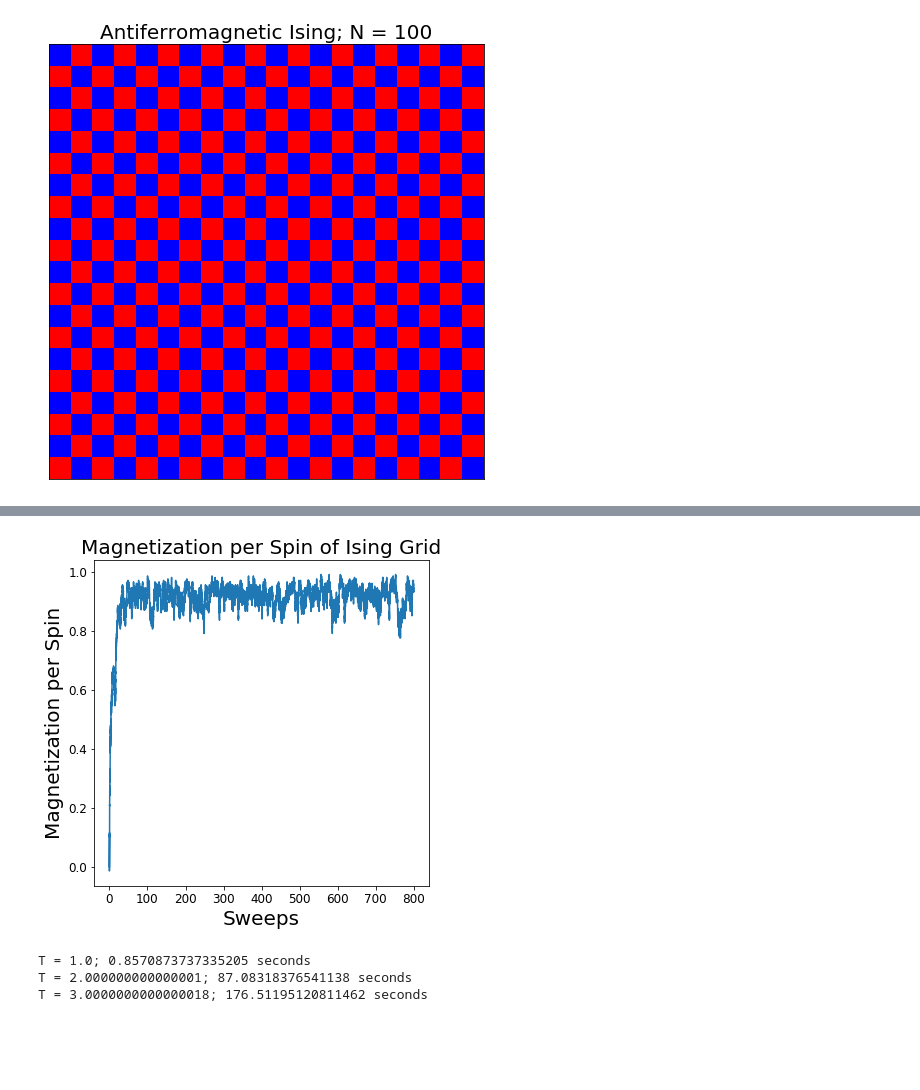
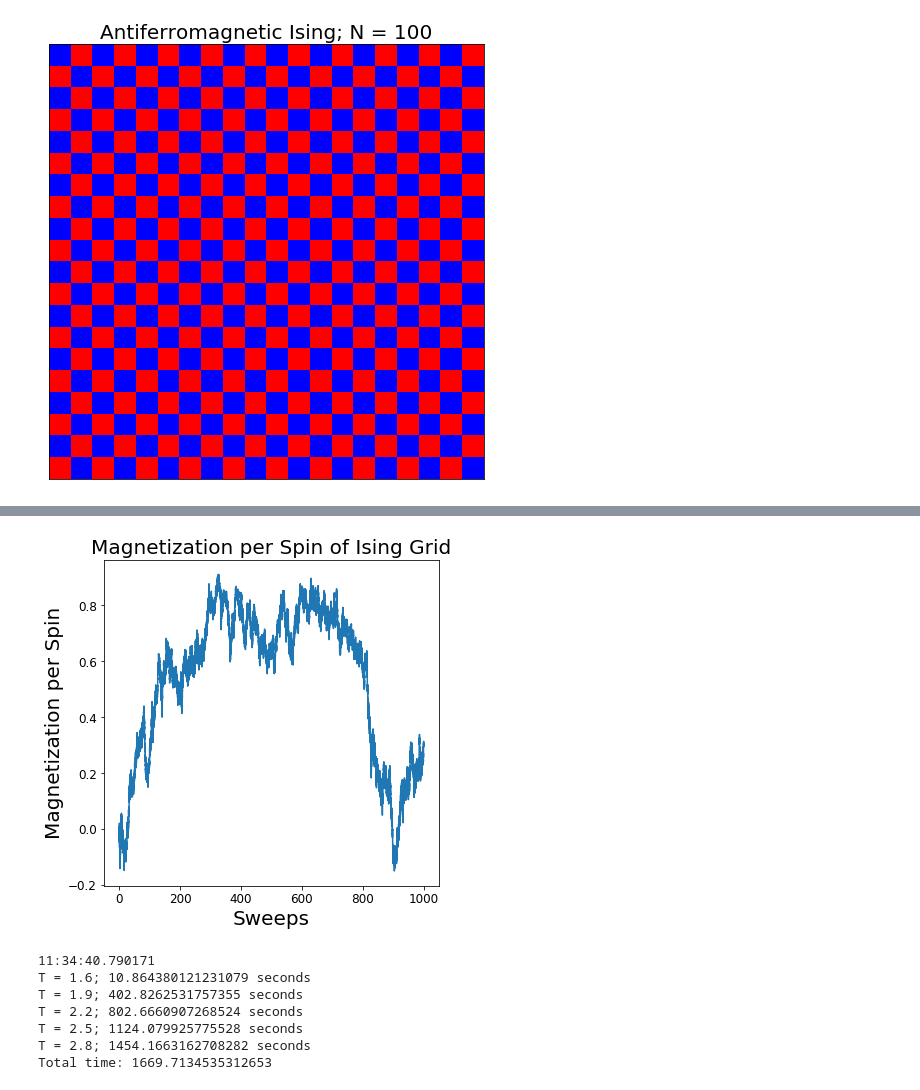
Before and after one commit to kaitshin/PHYSICS113-final-project, a Jupyter notebook: Antiferro.ipynb, the cells around one changed output, grey strips where cells are left out. Saved outputs shown, nothing was run; the diff lists cells and outputs as text; code cells hidden in the pictures; blank space fills up the shorter version.

Commit message:
fixed some errors in the functions and ran a new lattice

```diff
--- a/Antiferro.ipynb
+++ b/Antiferro.ipynb
@@ -249,0 +228,6 @@ elist = energy_evo_af(init, test_boltz, 400*800, plot = True)
+# %%
+ones30 = np.ones((30,30))
+T = 2.25
+test_boltz = {"4.0" : np.exp(-8/T), "2.0" : np.exp(-4/T)}
+
+elist = energy_evo_af(ones30, test_boltz, 900*1000, plot = True)
@@ -250,4 +236,4 @@ elist = energy_evo_af(init, test_boltz, 400*800, plot = True)
 # %%
-smlist = stag_mag_evo(init, test_boltz, 400*800, plot = True)
+smlist = stag_mag_evo(ones30, test_boltz, 900*1000, plot = True)
 # %% [output]
-[figure, old version]
+[figure, new version]
@@ -267,19 +288,26 @@ smag_sus20 = np.zeros(len(temps))
 # %%
-grid = copy.copy(init20)
-
+print(datetime.datetime.now().time())
 start = time.time()
 
-for i in range(len(temps)):
+
+grid = copy.copy(inftemp)
+
+for i in range(t_points):
     T = temps[i]
-    boltz = {"4.0" : np.exp(-8/T), "2.0" : np.exp(-4/T)}
+    boltz = {"4" : np.exp(-8/T), "2" : np.exp(-4/T)}
 
-    grid = mult_sweeps_af(grid, boltz, n_eq)
+    for j in range(n_eq):
+        grid = mc_sweep_af(grid, boltz)           # starts from the final config of the last temperature
 
     # initialize the totals that will be used to compute averages
     e_total = 0
     e2_total = 0
-    sm_total = 0
-    sm2_total = 0
+    smag_total = 0
+    smag2_total= 0
+
+    # dummy lists to hold the measurements
+    e_all = np.zeros(n)
+    sm_all = np.zeros(n)
 
     # measurements to average
     for k in range(n):
@@ -289,24 +317,37 @@ for i in range(len(temps)):
 
         e_total += energy
         e2_total += energy*energy
-        sm_total += smag
-        sm2_total += smag*smag
+        smag_total += abs(smag)
+        smag2_total += smag*smag
+
+        e_all[k] = energy
+        sm_all[k] = smag
+
+    # storing all measurements for error purposes
+    energy_dict[str(T)] = e_all
+    smag_dict[str(T)] = sm_all
+
+    # compute averages
+    eneps_list[i] = n1*e_total
+    smagps_list[i] = n1*smag_total
+    spec_heat[i] = (n1*e2_total - n2*e_total*e_total)/(T*T)
+    smag_sus[i] = (n1*smag2_total - n2*smag_total*smag_total)/T
+
+    if (1.599 < T < 1.601) or (1.899 < T < 1.901) or (2.199 < T < 2.201) or (2.499 < T < 2.501) or (2.799 < T < 2.801):
+        tick = time.time()
+        print(f'T = {T}; {tick - start} seconds')
 
 
-    # compute averages
-    eneps_list20[i] = n1*e_total
-    spec_heat20[i] = (n1*e2_total - n2*e_total*e_total)/(T*T)
-    smagps_list20[i] = n1*sm_total
-    smag_sus20[i] = (n1*sm2_total - n2*sm_total*sm_total)/(T*T)
-
-
-    if (T % 1) < 0.001:
-        tick = time.time()
-        print(f'T = {T}; {tick - start} seconds')
+end = time.time()
+print(f'Total time: {end - start}')
 # %% [output]
-T = 1.0; 0.8570873737335205 seconds
-T = 2.000000000000001; 87.08318376541138 seconds
-T = 3.0000000000000018; 176.51195120811462 seconds
+11:34:40.790171
+T = 1.6; 10.864380121231079 seconds
+T = 1.9; 402.8262531757355 seconds
+T = 2.2; 802.6660907268524 seconds
+T = 2.5; 1124.079925775528 seconds
+T = 2.8; 1454.1663162708282 seconds
+Total time: 1669.7134535312653
 # %%
 fig = plt.figure(figsize=(18, 10)) # plot the calculated values
 
```
Also changed, not shown: parts of 16 cells of this notebook.
